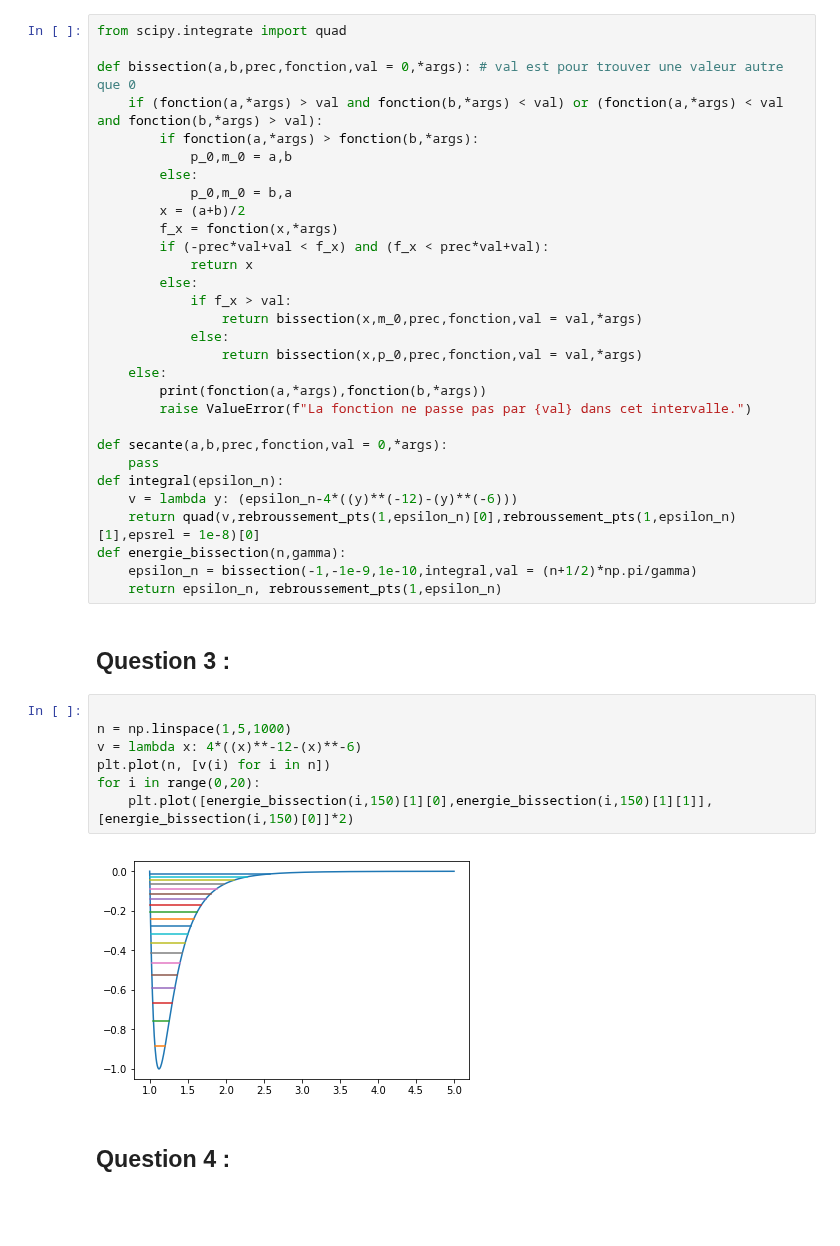
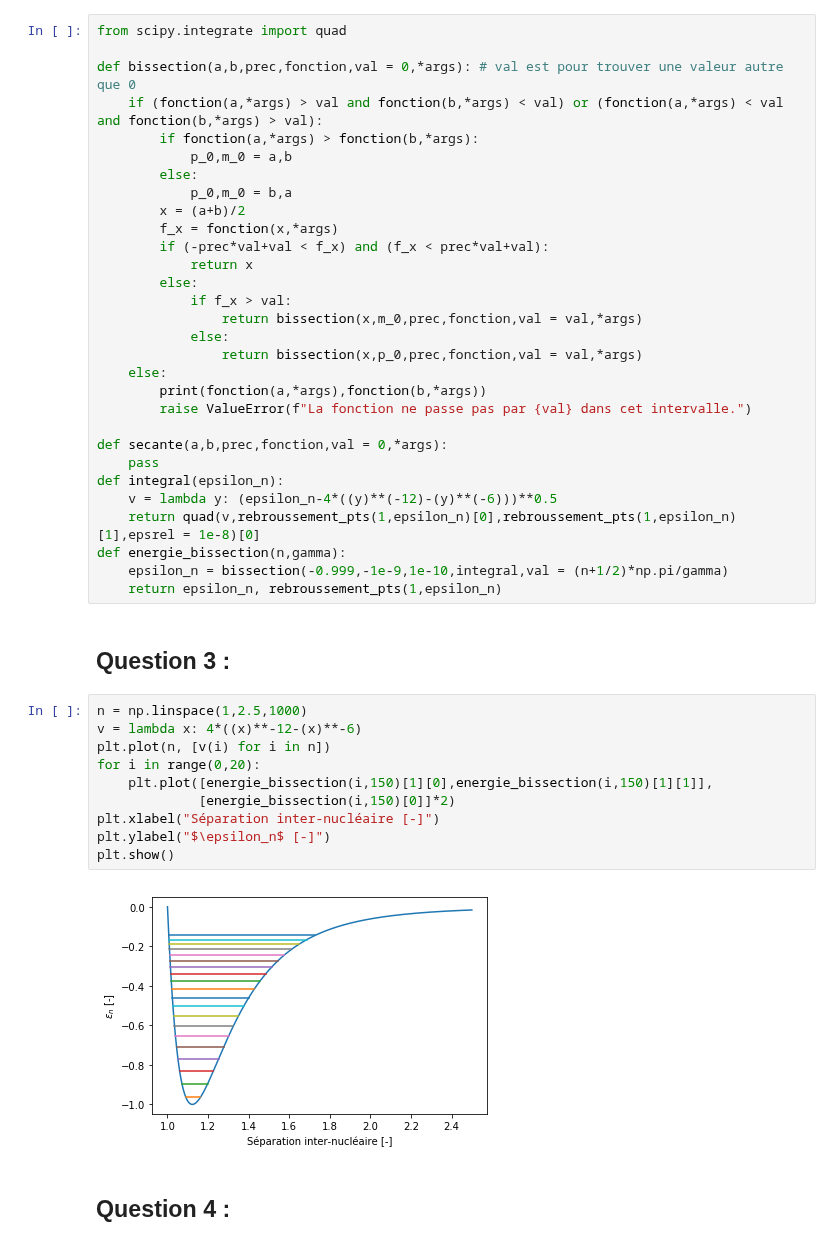
Before and after one commit to dvdturg/Phys_num, a Jupyter notebook: TP2/TP2.ipynb, the cells around one changed output. Saved outputs shown, nothing was run; the diff lists cells and outputs as text; blank space fills up the shorter version.

```diff
--- a/TP2/TP2.ipynb
+++ b/TP2/TP2.ipynb
@@ -106,22 +106,25 @@ def bissection(a,b,prec,fonction,val = 0,*args): # val est pour trouver une vale
 def secante(a,b,prec,fonction,val = 0,*args):
     pass
 def integral(epsilon_n):
-    v = lambda y: (epsilon_n-4*((y)**(-12)-(y)**(-6)))
+    v = lambda y: (epsilon_n-4*((y)**(-12)-(y)**(-6)))**0.5
     return quad(v,rebroussement_pts(1,epsilon_n)[0],rebroussement_pts(1,epsilon_n)[1],epsrel = 1e-8)[0]
 def energie_bissection(n,gamma):
-    epsilon_n = bissection(-1,-1e-9,1e-10,integral,val = (n+1/2)*np.pi/gamma)
+    epsilon_n = bissection(-0.999,-1e-9,1e-10,integral,val = (n+1/2)*np.pi/gamma)
     return epsilon_n, rebroussement_pts(1,epsilon_n)
 # %% [markdown]
 ## Question 3 :
 # %%
-
-n = np.linspace(1,5,1000)
+n = np.linspace(1,2.5,1000)
 v = lambda x: 4*((x)**-12-(x)**-6)
 plt.plot(n, [v(i) for i in n])
 for i in range(0,20):
-    plt.plot([energie_bissection(i,150)[1][0],energie_bissection(i,150)[1][1]],[energie_bissection(i,150)[0]]*2)
+    plt.plot([energie_bissection(i,150)[1][0],energie_bissection(i,150)[1][1]],
+             [energie_bissection(i,150)[0]]*2)
+plt.xlabel("Séparation inter-nucléaire [-]")
+plt.ylabel("$\epsilon_n$ [-]")
+plt.show()
 # %% [output]
-[figure, old version]
+[figure, new version]
 # %% [markdown]
 ## Question 4 :
 # %%
```
